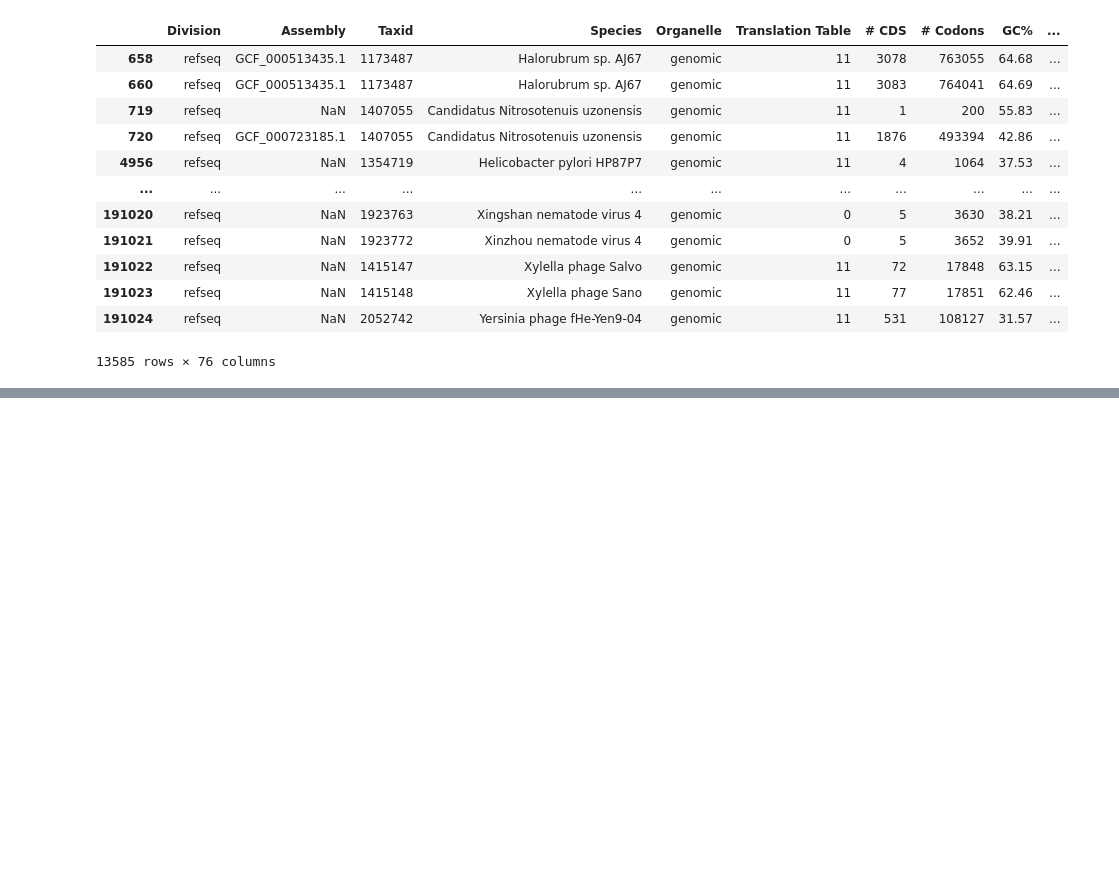
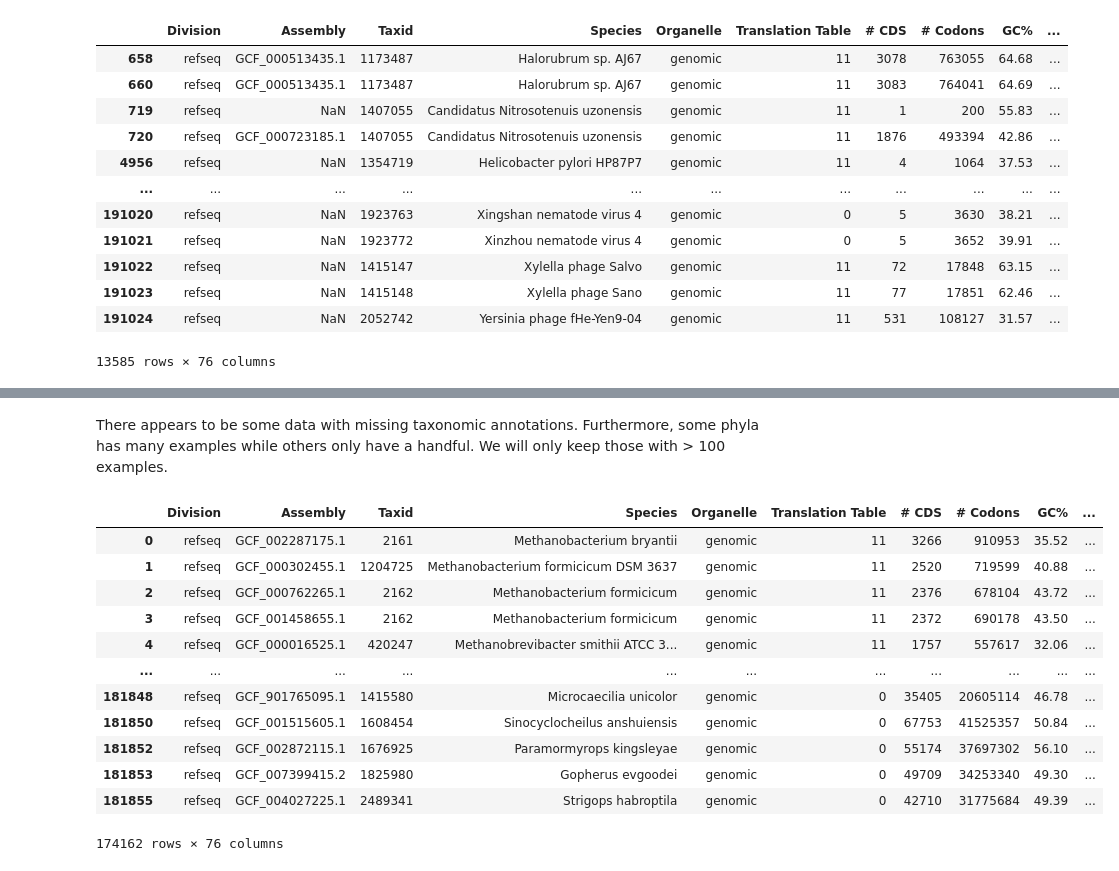
Before and after one commit to ngyz96/CE9010_project, a Jupyter notebook: project.ipynb, the cells around one changed output, grey strips where cells are left out. Saved outputs shown, nothing was run; the diff lists cells and outputs as text; code cells hidden in the pictures; blank space fills up the shorter version.

Commit message:
Update project.ipynb
updated data cleaning

```diff
--- a/project.ipynb
+++ b/project.ipynb
@@ -147,0 +197,15 @@ df[df.duplicated(['Assembly'])]
+# %%
+from Bio import Entrez
+#entrez records has maximum length of 10000
+total_species = len(df.iloc[:, 2].unique())
+i=0
+taxid = []
+while i < total_species:
+    if i == 50000:
+        i_end = total_species
+    else:
+        i_end = i+10000
+    handle = Entrez.efetch(db="Taxonomy", id=df.iloc[:, 2].unique()[i:i_end], retmode="xml")
+    records = Entrez.read(handle)
+    taxid.append(records)
+    i+=10000
@@ -147,0 +214,24 @@ df[df.duplicated(['Assembly'])]
+# %%
+tax_df = pd.DataFrame(0, index=range(total_species), columns=range(7))
+major_taxonomy_levels = ["superkingdom", "phylum", "class", "order", "family", "genus", "Taxid"]
+tax_df.columns = major_taxonomy_levels
+# %%
+i=0
+for records in taxid:
+    for record in records:
+        tax_df.iloc[i,6] = int(record["TaxId"])
+        for tax in record["LineageEx"]:
+            if tax["Rank"] == "superkingdom":
+                tax_df.iloc[i,0] = int(tax["TaxId"])
+            elif tax["Rank"] == "phylum":
+                tax_df.iloc[i,1] = int(tax["TaxId"])
+            elif tax["Rank"] == "class":
+                tax_df.iloc[i,2] = int(tax["TaxId"])
+            elif tax["Rank"] == "order":
+                tax_df.iloc[i,3] = int(tax["TaxId"])
+            elif tax["Rank"] == "family":
+                tax_df.iloc[i,4] = int(tax["TaxId"])
+            elif tax["Rank"] == "genus":
+                tax_df.iloc[i,5] = int(tax["TaxId"])
+        i+=1
+tax_df
@@ -147,0 +268,22 @@ df[df.duplicated(['Assembly'])]
+# %% [markdown]
+There appears to be some data with missing taxonomic annotations. Furthermore, some phyla has many examples while others only have a handful. We will only keep those with > 100 examples.
+# %%
+phylum_to_keep = [key for key,value in Counter(tax_df["phylum"]).items() if value > 100]
+tax_df = tax_df.loc[tax_df["phylum"].isin(phylum_to_keep)]
+taxid_to_keep = tax_df["Taxid"]
+df = df.loc[df["Taxid"].isin(taxid_to_keep)]
+df
+# %% [output]
+|  | Division | Assembly | Taxid | Species | Organelle | Translation Table | # CDS | # Codons | GC% | ... |
+| 0 | refseq | GCF_002287175.1 | 2161 | Methanobacterium bryantii | genomic | 11 | 3266 | 910953 | 35.52 | ... |
+| 1 | refseq | GCF_000302455.1 | 1204725 | Methanobacterium formicicum DSM 3637 | genomic | 11 | 2520 | 719599 | 40.88 | ... |
+| 2 | refseq | GCF_000762265.1 | 2162 | Methanobacterium formicicum | genomic | 11 | 2376 | 678104 | 43.72 | ... |
+| 3 | refseq | GCF_001458655.1 | 2162 | Methanobacterium formicicum | genomic | 11 | 2372 | 690178 | 43.50 | ... |
+| 4 | refseq | GCF_000016525.1 | 420247 | Methanobrevibacter smithii ATCC 3... | genomic | 11 | 1757 | 557617 | 32.06 | ... |
+| ... | ... | ... | ... | ... | ... | ... | ... | ... | ... | ... |
+| 181848 | refseq | GCF_901765095.1 | 1415580 | Microcaecilia unicolor | genomic | 0 | 35405 | 20605114 | 46.78 | ... |
+| 181850 | refseq | GCF_001515605.1 | 1608454 | Sinocyclocheilus anshuiensis | genomic | 0 | 67753 | 41525357 | 50.84 | ... |
+| 181852 | refseq | GCF_002872115.1 | 1676925 | Paramormyrops kingsleyae | genomic | 0 | 55174 | 37697302 | 56.10 | ... |
+| 181853 | refseq | GCF_007399415.2 | 1825980 | Gopherus evgoodei | genomic | 0 | 49709 | 34253340 | 49.30 | ... |
+| 181855 | refseq | GCF_004027225.1 | 2489341 | Strigops habroptila | genomic | 0 | 42710 | 31775684 | 49.39 | ... |
+174162 rows × 76 columns
```
Also changed, not shown: parts of 16 cells of this notebook.
